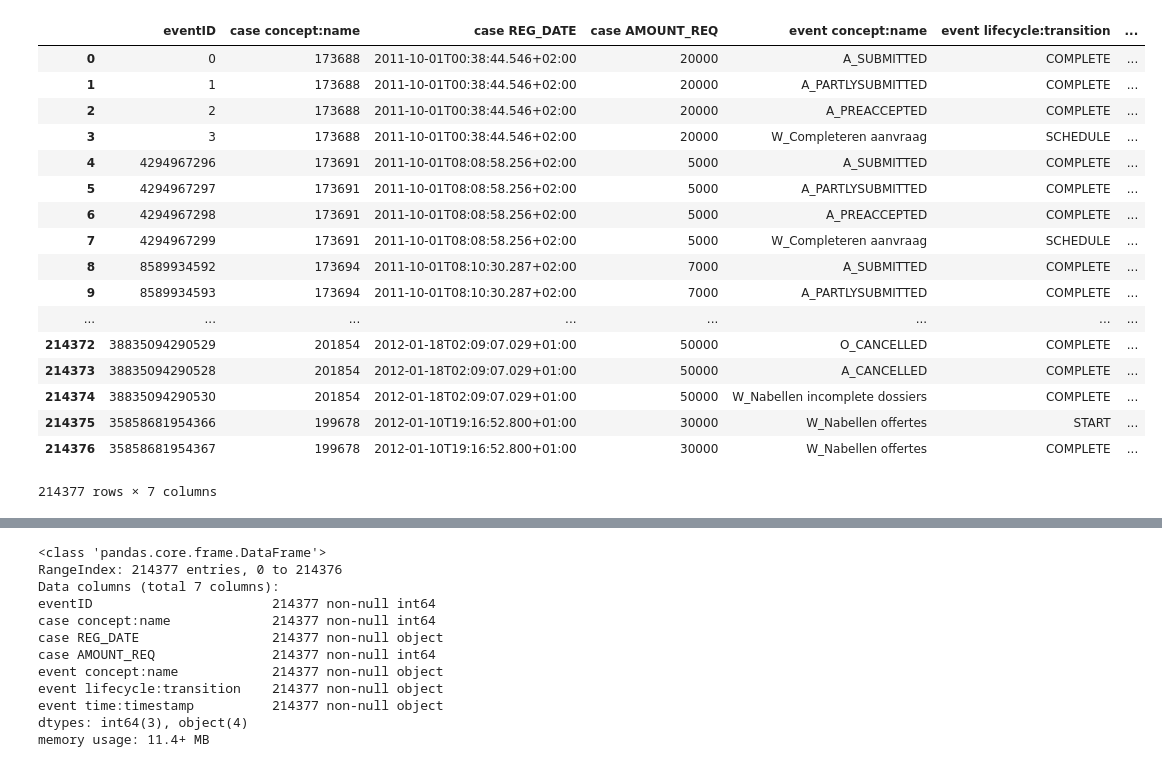
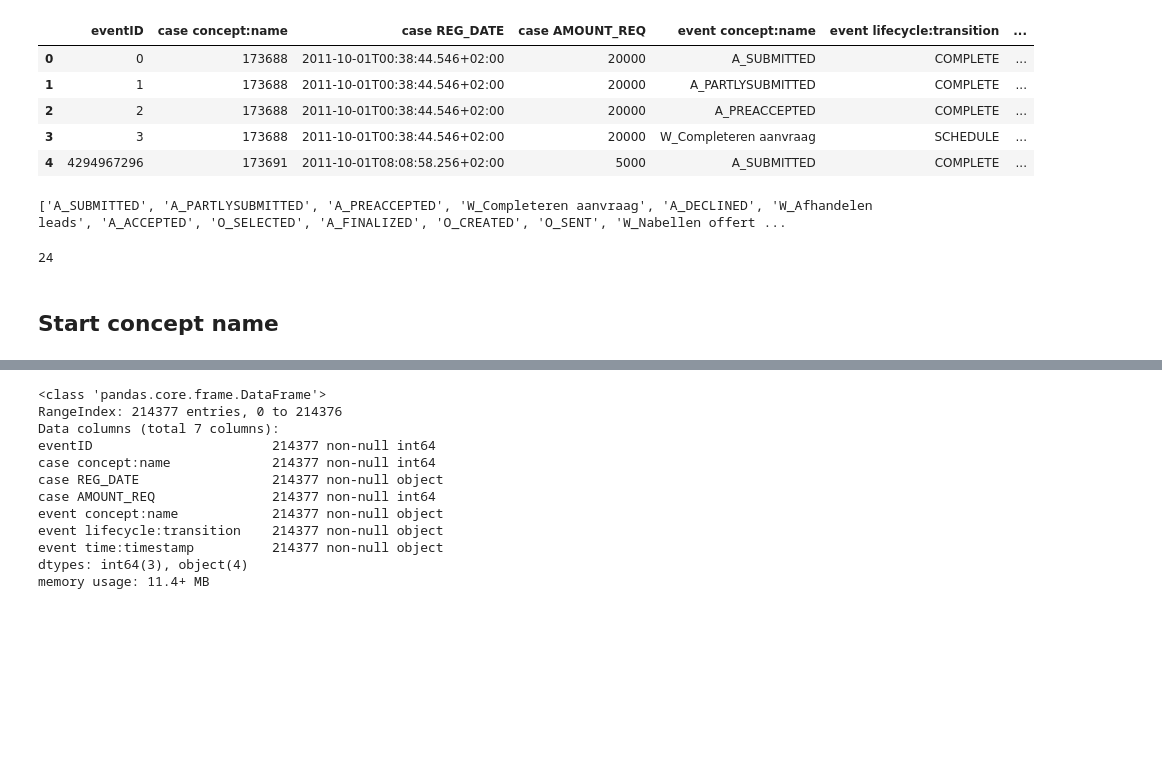
Before and after one commit to FrisoV/ProcessMining-Group17, a Jupyter notebook: data exploration.ipynb, the cells around one changed output, grey strips where cells are left out. Saved outputs shown, nothing was run; the diff lists cells and outputs as text; code cells hidden in the pictures; blank space fills up the shorter version.

```diff
--- a/data exploration.ipynb
+++ b/data exploration.ipynb
@@ -6,23 +6,23 @@ import matplotlib.pyplot as plt
 # %%
 df = pd.read_csv(r'BPI_Challenge_2012-training.csv')
 # %%
-df
+df.head()
 # %% [output]
 |  | eventID | case concept:name | case REG_DATE | case AMOUNT_REQ | event concept:name | event lifecycle:transition | ... |
 | 0 | 0 | 173688 | 2011-10-01T00:38:44.546+02:00 | 20000 | A_SUBMITTED | COMPLETE | ... |
 | 1 | 1 | 173688 | 2011-10-01T00:38:44.546+02:00 | 20000 | A_PARTLYSUBMITTED | COMPLETE | ... |
 | 2 | 2 | 173688 | 2011-10-01T00:38:44.546+02:00 | 20000 | A_PREACCEPTED | COMPLETE | ... |
 | 3 | 3 | 173688 | 2011-10-01T00:38:44.546+02:00 | 20000 | W_Completeren aanvraag | SCHEDULE | ... |
 | 4 | 4294967296 | 173691 | 2011-10-01T08:08:58.256+02:00 | 5000 | A_SUBMITTED | COMPLETE | ... |
-| 5 | 4294967297 | 173691 | 2011-10-01T08:08:58.256+02:00 | 5000 | A_PARTLYSUBMITTED | COMPLETE | ... |
-| 6 | 4294967298 | 173691 | 2011-10-01T08:08:58.256+02:00 | 5000 | A_PREACCEPTED | COMPLETE | ... |
-| 7 | 4294967299 | 173691 | 2011-10-01T08:08:58.256+02:00 | 5000 | W_Completeren aanvraag | SCHEDULE | ... |
-| 8 | 8589934592 | 173694 | 2011-10-01T08:10:30.287+02:00 | 7000 | A_SUBMITTED | COMPLETE | ... |
-| 9 | 8589934593 | 173694 | 2011-10-01T08:10:30.287+02:00 | 7000 | A_PARTLYSUBMITTED | COMPLETE | ... |
-| ... | ... | ... | ... | ... | ... | ... | ... |
-| 214372 | 38835094290529 | 201854 | 2012-01-18T02:09:07.029+01:00 | 50000 | O_CANCELLED | COMPLETE | ... |
-| 214373 | 38835094290528 | 201854 | 2012-01-18T02:09:07.029+01:00 | 50000 | A_CANCELLED | COMPLETE | ... |
-| 214374 | 38835094290530 | 201854 | 2012-01-18T02:09:07.029+01:00 | 50000 | W_Nabellen incomplete dossiers | COMPLETE | ... |
-| 214375 | 35858681954366 | 199678 | 2012-01-10T19:16:52.800+01:00 | 30000 | W_Nabellen offertes | START | ... |
-| 214376 | 35858681954367 | 199678 | 2012-01-10T19:16:52.800+01:00 | 30000 | W_Nabellen offertes | COMPLETE | ... |
-214377 rows × 7 columns
+# %%
+events = []
+for event in df['event concept:name']:
+    if event not in events:
+        events.append(event)
+print(events)
+len(events)
+# %% [output]
+['A_SUBMITTED', 'A_PARTLYSUBMITTED', 'A_PREACCEPTED', 'W_Completeren aanvraag', 'A_DECLINED', 'W_Afhandelen leads', 'A_ACCEPTED', 'O_SELECTED', 'A_FINALIZED', 'O_CREATED', 'O_SENT', 'W_Nabellen offert ...
+24
+# %% [markdown]
+## Start concept name
```
Also changed, not shown: parts of 18 cells of this notebook.
